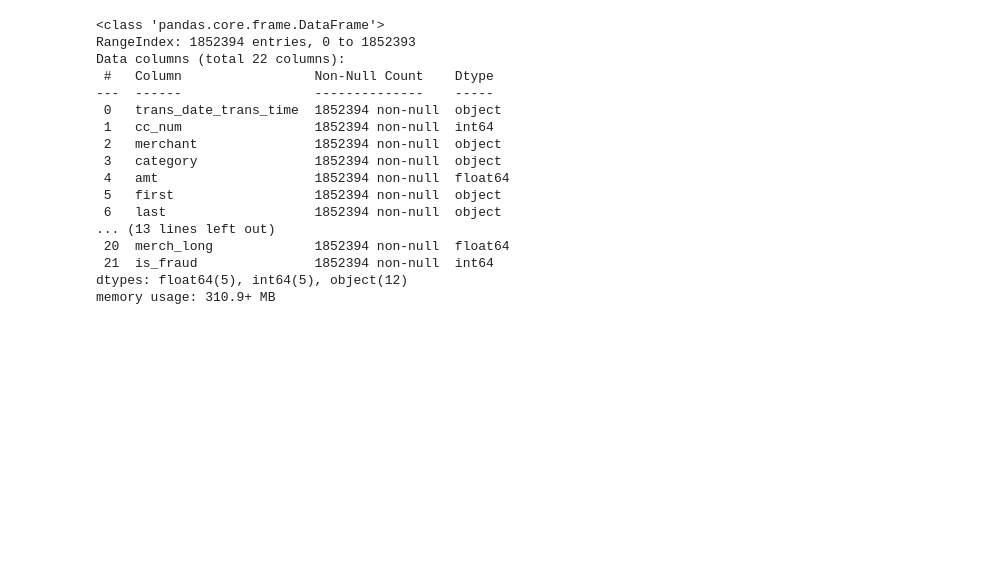
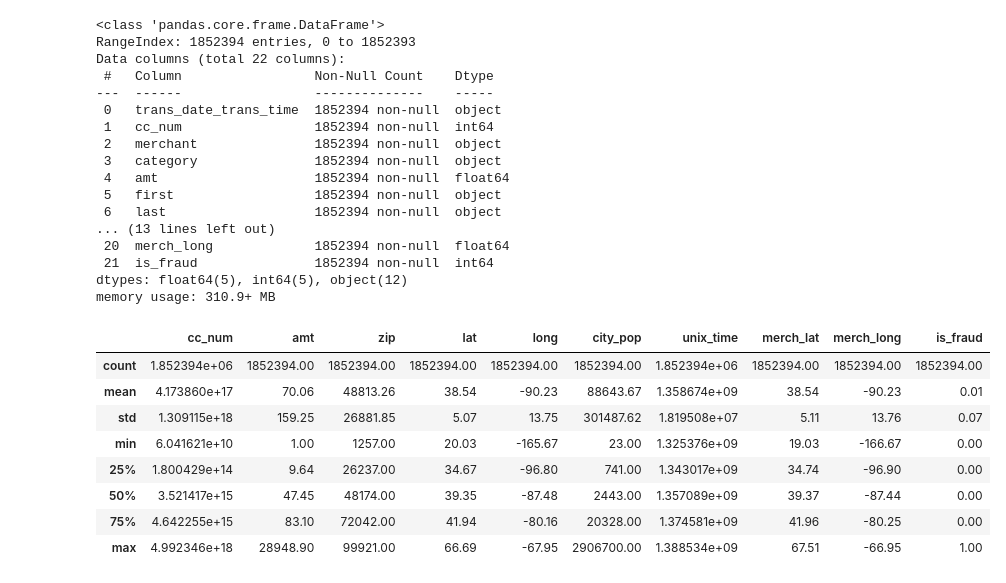
Before and after one commit to andypsh/BIGDATA2022, a Jupyter notebook: 머신러닝/LightGBM/카드거래의 이상거래판단.ipynb, the cells around one changed output. Saved outputs shown, nothing was run; the diff lists cells and outputs as text; code cells hidden in the pictures; blank space fills up the shorter version.

```diff
--- a/머신러닝/LightGBM/카드거래의 이상거래판단.ipynb
+++ b/머신러닝/LightGBM/카드거래의 이상거래판단.ipynb
@@ -105,3 +105,15 @@ Data columns (total 22 columns):
  21  is_fraud               1852394 non-null  int64
 dtypes: float64(5), int64(5), object(12)
 memory usage: 310.9+ MB
+# %%
+round(data.describe(), 2)
+# %% [output]
+|  | cc_num | amt | zip | lat | long | city_pop | unix_time | merch_lat | merch_long | is_fraud |
+| count | 1.852394e+06 | 1852394.00 | 1852394.00 | 1852394.00 | 1852394.00 | 1852394.00 | 1.852394e+06 | 1852394.00 | 1852394.00 | 1852394.00 |
+| mean | 4.173860e+17 | 70.06 | 48813.26 | 38.54 | -90.23 | 88643.67 | 1.358674e+09 | 38.54 | -90.23 | 0.01 |
+| std | 1.309115e+18 | 159.25 | 26881.85 | 5.07 | 13.75 | 301487.62 | 1.819508e+07 | 5.11 | 13.76 | 0.07 |
+| min | 6.041621e+10 | 1.00 | 1257.00 | 20.03 | -165.67 | 23.00 | 1.325376e+09 | 19.03 | -166.67 | 0.00 |
+| 25% | 1.800429e+14 | 9.64 | 26237.00 | 34.67 | -96.80 | 741.00 | 1.343017e+09 | 34.74 | -96.90 | 0.00 |
+| 50% | 3.521417e+15 | 47.45 | 48174.00 | 39.35 | -87.48 | 2443.00 | 1.357089e+09 | 39.37 | -87.44 | 0.00 |
+| 75% | 4.642255e+15 | 83.10 | 72042.00 | 41.94 | -80.16 | 20328.00 | 1.374581e+09 | 41.96 | -80.25 | 0.00 |
+| max | 4.992346e+18 | 28948.90 | 99921.00 | 66.69 | -67.95 | 2906700.00 | 1.388534e+09 | 67.51 | -66.95 | 1.00 |
```
Also changed, not shown: parts of 6 cells of this notebook, 4 other files.
